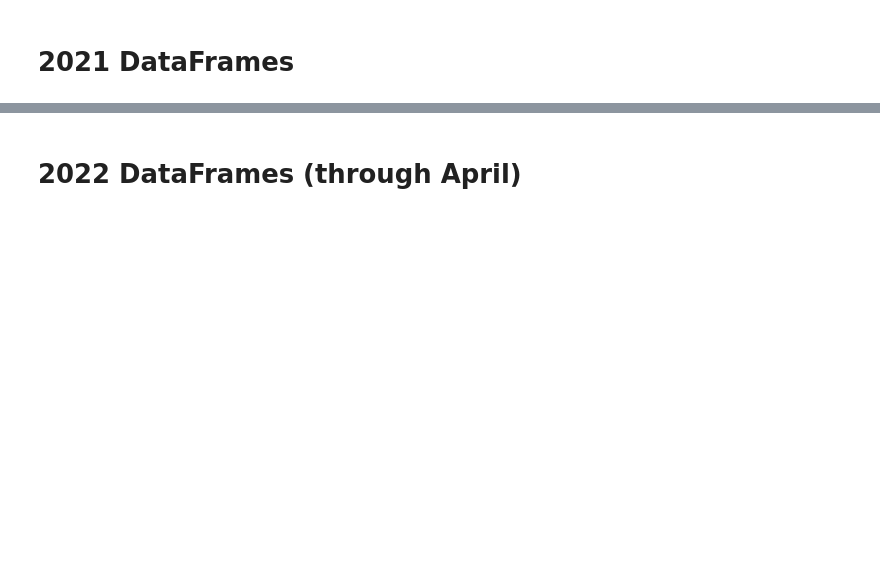
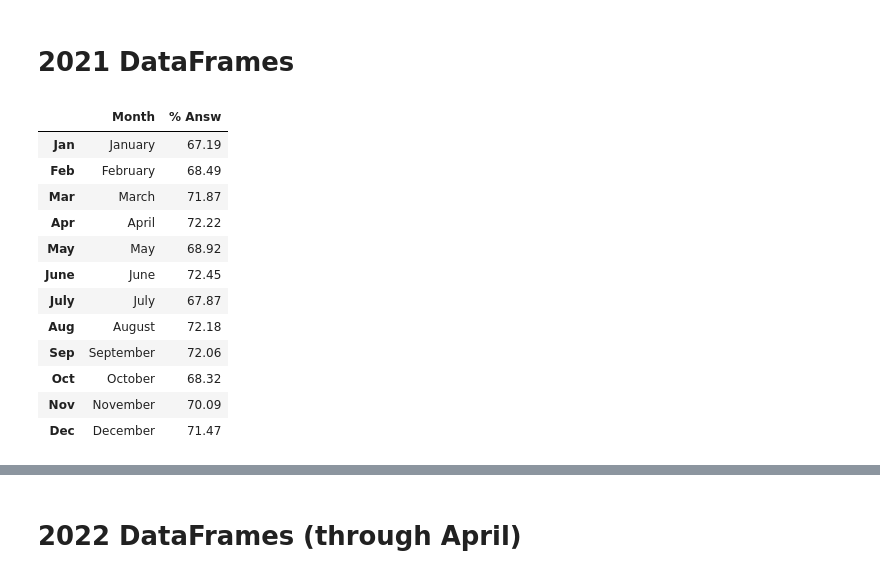
Before and after one commit to NSS-Data-Analytics-Cohort-6/fcs-crisis-sailing-the-seaborn, a Jupyter notebook: notebook/fcs_crisis_calls.ipynb, the cells around one changed output, grey strips where cells are left out. Saved outputs shown, nothing was run; the diff lists cells and outputs as text; code cells hidden in the pictures; blank space fills up the shorter version.

```diff
--- a/notebook/fcs_crisis_calls.ipynb
+++ b/notebook/fcs_crisis_calls.ipynb
@@ -88,6 +134,25 @@ month_dist_2021 = pd.read_excel('../data/call_volume.xlsx', sheet_name='2021', s
 month_dist_2021['% Answ'] = (month_dist_2021['% Answ']*100).round(2)
 month_dist_2021['% Unansw'] = (month_dist_2021['% Unansw']*100).round(2)
 month_dist_2021
+# %%
+month_2021 = month_dist_2021[['Month','% Answ']]
+month_2021 = month_2021.set_index([pd.Index(['Jan', 'Feb', 'Mar', 'Apr', 'May', 'June', 'July', 'Aug', 'Sep', 'Oct', 'Nov', 'Dec'])])
+
+month_2021
+# %% [output]
+|  | Month | % Answ |
+| Jan | January | 67.19 |
+| Feb | February | 68.49 |
+| Mar | March | 71.87 |
+| Apr | April | 72.22 |
+| May | May | 68.92 |
+| June | June | 72.45 |
+| July | July | 67.87 |
+| Aug | August | 72.18 |
+| Sep | September | 72.06 |
+| Oct | October | 68.32 |
+| Nov | November | 70.09 |
+| Dec | December | 71.47 |
 # %%
 hour_dist_2021 = pd.read_excel('../data/call_volume.xlsx', sheet_name='2021', skiprows=54, nrows=24, usecols='A:K')
 hour_dist_2021
```
Also changed, not shown: parts of 13 cells of this notebook.
